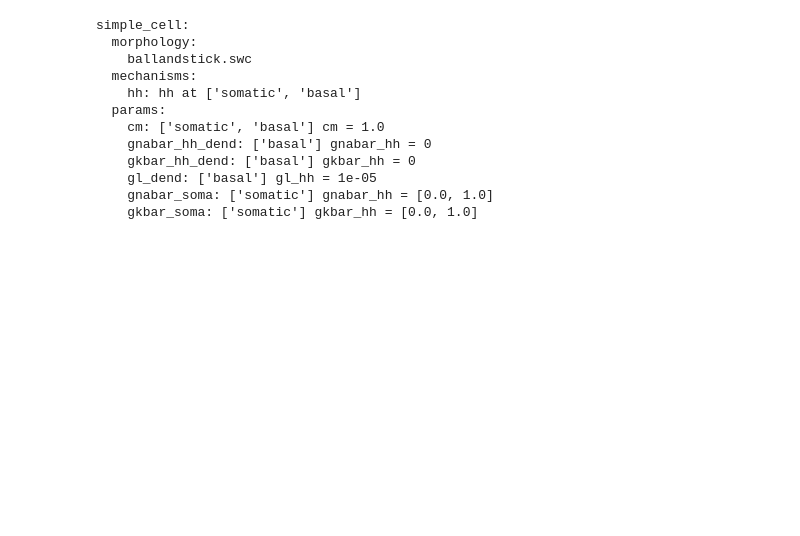
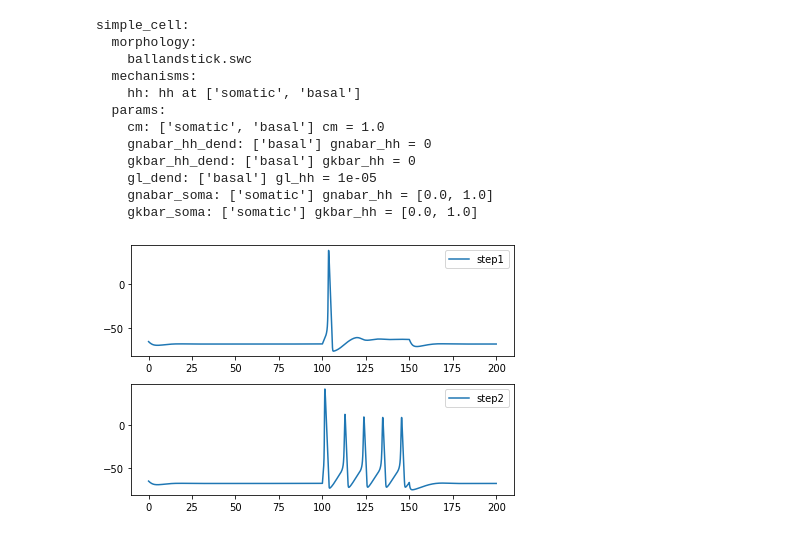
Before and after one commit to Mehdi0xC/Reconstruction-and-simulation-of-neural-tissue, a Jupyter notebook: main.ipynb, the cells around one changed output. Cells and saved outputs as stored; diff of their text form; code cells hidden in the pictures; blank space fills up the shorter version.

Commit message:
aplied the protocols

```diff
--- a/main.ipynb
+++ b/main.ipynb
@@ -143,0 +142,21 @@ twostep_protocol = ephys.protocols.SequenceProtocol('twostep', protocols=sweep_p
+# %%
+# Creating simulator object
+nrn = ephys.simulators.NrnSimulator()
+# %%
+default_params = {'gnabar_soma': 0.25, 'gkbar_soma': 0.1}
+
+responses = twostep_protocol.run(cell_model=ballandstick_cell, param_values=default_params, sim=nrn)
+# %%
+# Plotting the responses
+def plot_responses(responses):
+    plt.subplot(2,1,1)
+    plt.plot(responses['step1.soma.v']['time'], responses['step1.soma.v']['voltage'], label='step1')
+    plt.legend()
+    plt.subplot(2,1,2)
+    plt.plot(responses['step2.soma.v']['time'], responses['step2.soma.v']['voltage'], label='step2')
+    plt.legend()
+    plt.tight_layout()
+
+plot_responses(responses)
+# %% [output]
+[figure, added]
```
Also changed, not shown: parts of 3 cells of this notebook.
